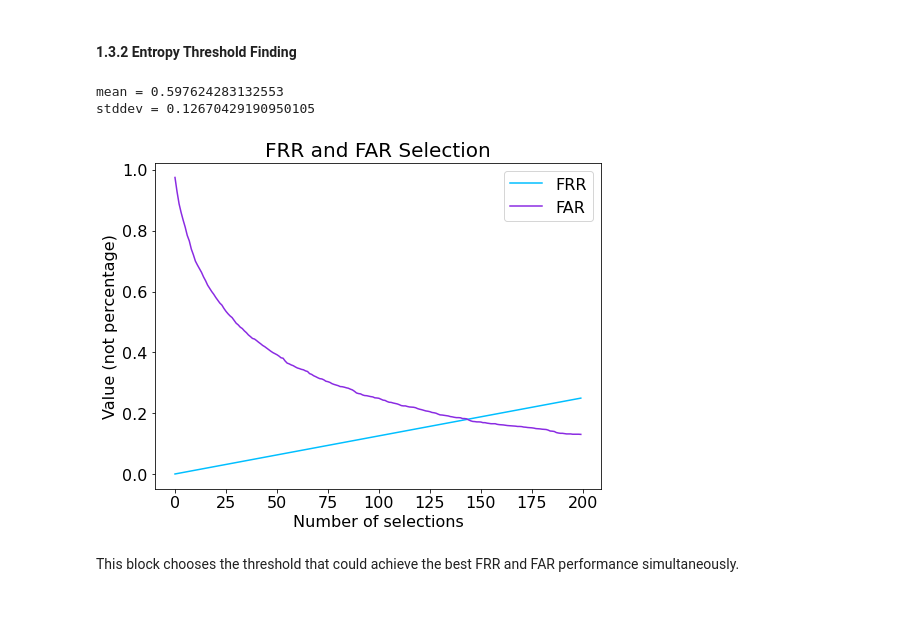
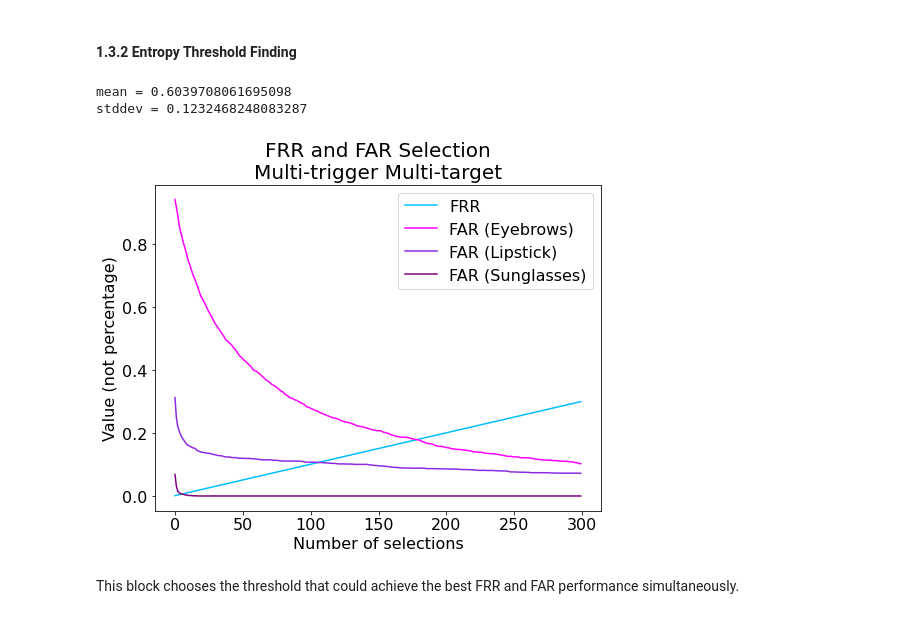
Before and after one commit to GarageOfRick/ML_PROJECT, a Jupyter notebook: strip/STRIP.ipynb, the cells around one changed output. Cells and saved outputs as stored; diff of their text form; code cells hidden in the pictures.

Commit message:
Updated for new models and datasets
Updated for new datasets (lipsticks, sunglasses)
Renamed images for better understanding

```diff
--- a/strip/STRIP.ipynb
+++ b/strip/STRIP.ipynb
@@ -721,7 +839,7 @@ def G2_predict(X, X_clean, model=B2, threshold=threshold, n_perturb=100):
 # %%
 n_test = 2000
 
-n_perturb_list_3 = [100, 200]
+n_perturb = 100
 # %% [markdown]
 Perturbation on **clean** (benign) images with entropy calculation on model $B_3$.
 # %%
@@ -745,3 +856,7 @@ Generating entropy with 200 perturbed images
+# %%
+entropy_trojan_3_eb = entropyCalc(X_b=Xtr_eb, X_o=Xtr, n_perturb=n_perturb, model=B3)
+entropy_trojan_3_ls = entropyCalc(X_b=Xtr_ls, X_o=Xtr, n_perturb=n_perturb, model=B3)
+entropy_trojan_3_sg = entropyCalc(X_b=Xtr_sgm, X_o=Xtr, n_perturb=n_perturb, model=B3)
 # %% [markdown]
 A quick overview on histogram of perturbed clean/poisoned sample entropy.
 
@@ -749,13 +863,0 @@ We could see that due to multiple backdoor target, the entropy of perturbed pois
-# %%
-# Histrogram bins (buckets)
-n_bins = 30
-
-# Histrogram weights for height normalization
-entropy_weight_3 = np.ones(n_test) / n_test
-
-for i in range(len(n_perturb_list_3)):
-    figure_index += 1
-    plt.figure(figure_index, figsize=(8,6))
-    plot_hist_1(entropy_benign_3[i], entropy_trojan_3[i], entropy_weight_3, n_test, n_perturb_list_3[i])
-
-plt.show()
@@ -765,42 +887,47 @@ plt.show()
 # %% [markdown]
 #### 1.3.2 Entropy Threshold Finding
 # %%
-entropy_benign_3_100 = entropy_benign_3[0]
-entropy_trojan_3_100 = entropy_trojan_3[0]
+from scipy.stats import norm
 
 # Calculate mean and standard deviation of perturbed benign samples entropy
-mean = np.average(entropy_benign_3_100)
-stddev = np.std(entropy_benign_3_100)
+mean = np.average(entropy_benign_3)
+stddev = np.std(entropy_benign_3)
 print(f'mean = {mean}')
 print(f'stddev = {stddev}')
 
-n_FRR = 200
+n_FRR = 300
 
 # Selected FRR values
-FRRs_3 = np.linspace(0.001, 0.250, num=n_FRR)
+FRRs_3 = np.linspace(0.001, 0.300, num=n_FRR)
 
 # Select entropy threshold using scipy percent point function
 thresholds_3 = norm.ppf(FRRs_3, loc = mean, scale = stddev)
 
 # FAR values
-FARs_3 = []
+FARs_3_eb = []
+FARs_3_ls = []
+FARs_3_sg = []
 for threshold in thresholds_3:
-    FARs_3.append(np.average(entropy_trojan_3_100 > threshold))
+    FARs_3_eb.append(np.average(entropy_trojan_3_eb > threshold))
+    FARs_3_ls.append(np.average(entropy_trojan_3_ls > threshold))
+    FARs_3_sg.append(np.average(entropy_trojan_3_sg > threshold))
 
 figure_index += 1
 plt.figure(figure_index, figsize=(8, 6))
 plt.plot(FRRs_3, label='FRR', color='deepskyblue')
-plt.plot(FARs_3, label='FAR', color='blueviolet')
+plt.plot(FARs_3_eb, label='FAR (Eyebrows)', color='magenta')
+plt.plot(FARs_3_ls, label='FAR (Lipstick)', color='blueviolet')
+plt.plot(FARs_3_sg, label='FAR (Sunglasses)', color='purple')
 plt.legend(loc='upper right', fontsize=EXPLN_FONT_SIZE)
 plt.xlabel('Number of selections', fontsize=EXPLN_FONT_SIZE)
 plt.ylabel('Value (not percentage)', fontsize=EXPLN_FONT_SIZE)
-plt.title(f'FRR and FAR Selection', fontsize=TITLE_FONT_SIZE)
+plt.title(f'FRR and FAR Selection\nMulti-trigger Multi-target', fontsize=TITLE_FONT_SIZE)
 plt.tick_params(labelsize=EXPLN_FONT_SIZE)
 plt.show()
 # %% [output]
-mean = 0.597624283132553
-stddev = 0.12670429190950105
+mean = 0.6039708061695098
+stddev = 0.1232468248083287
-[figure, old version]
+[figure, new version]
 # %% [markdown]
 This block chooses the threshold that could achieve the best FRR and FAR performance simultaneously.
 # %%
```
Also changed, not shown: parts of 64 cells of this notebook, 29 other files.
